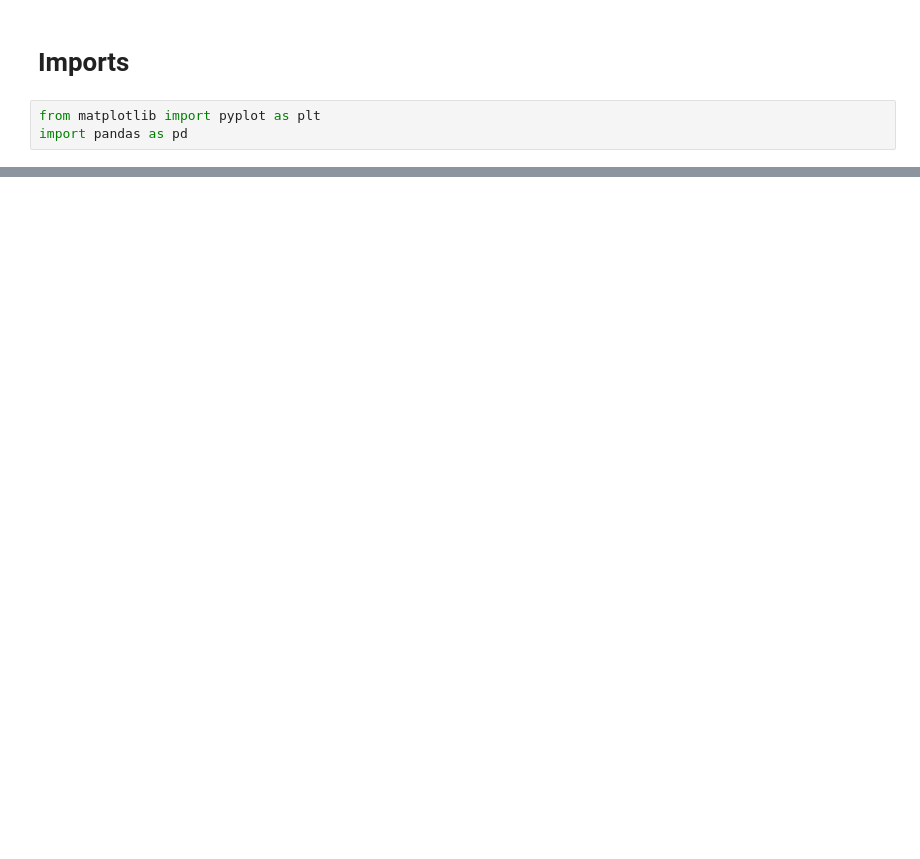
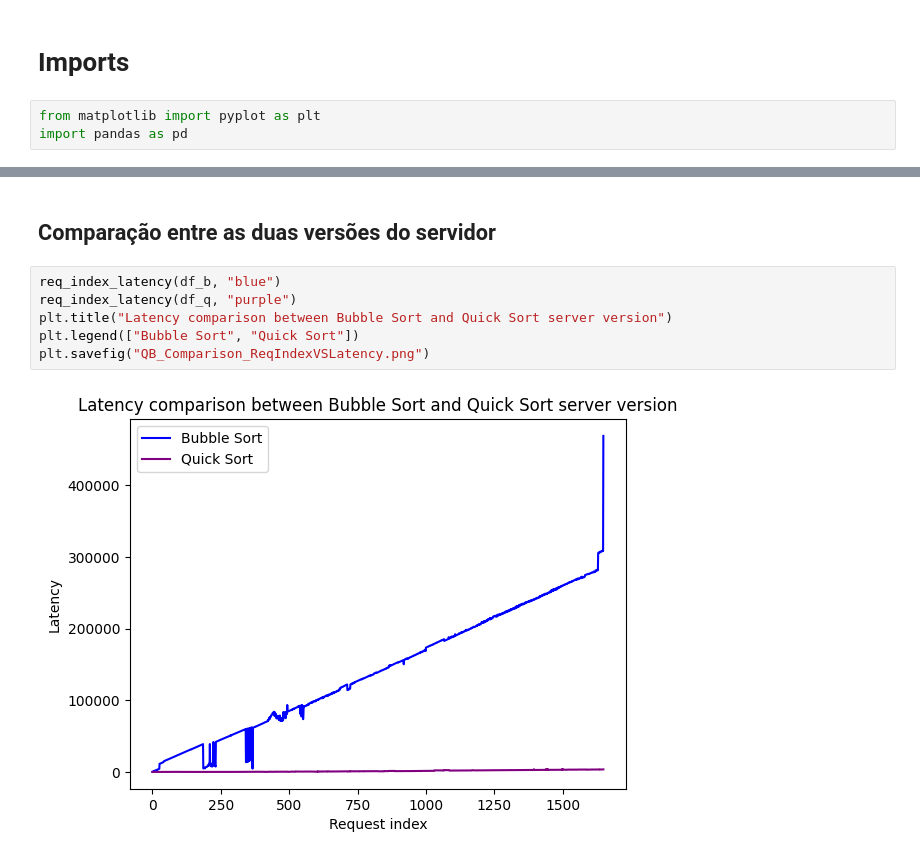
Before and after one commit to joaovictorsl/StressTestingExample, a Jupyter notebook: plots/main.ipynb, the cells around one changed output, grey strips where cells are left out. Saved outputs shown, nothing was run; the diff lists cells and outputs as text; blank space fills up the shorter version.

```diff
--- a/plots/main.ipynb
+++ b/plots/main.ipynb
@@ -43,0 +96,10 @@ Text(0, 0.5, 'Latency')
+# %% [markdown]
+## Comparação entre as duas versões do servidor
+# %%
+req_index_latency(df_b, "blue")
+req_index_latency(df_q, "purple")
+plt.title("Latency comparison between Bubble Sort and Quick Sort server version")
+plt.legend(["Bubble Sort", "Quick Sort"])
+plt.savefig("QB_Comparison_ReqIndexVSLatency.png")
+# %% [output]
+[figure, added]
```
Also changed, not shown: parts of 22 cells of this notebook, 11 other files.
